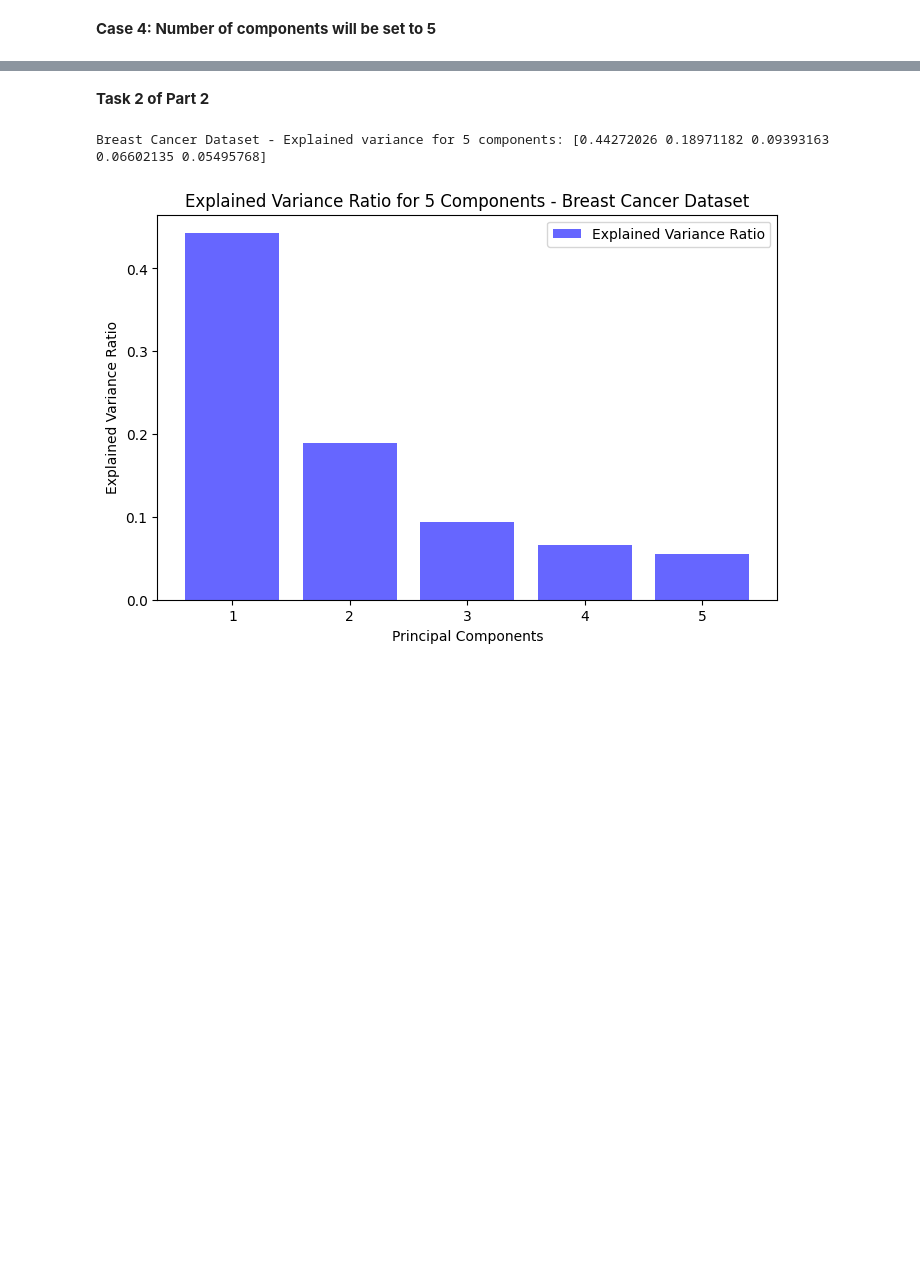
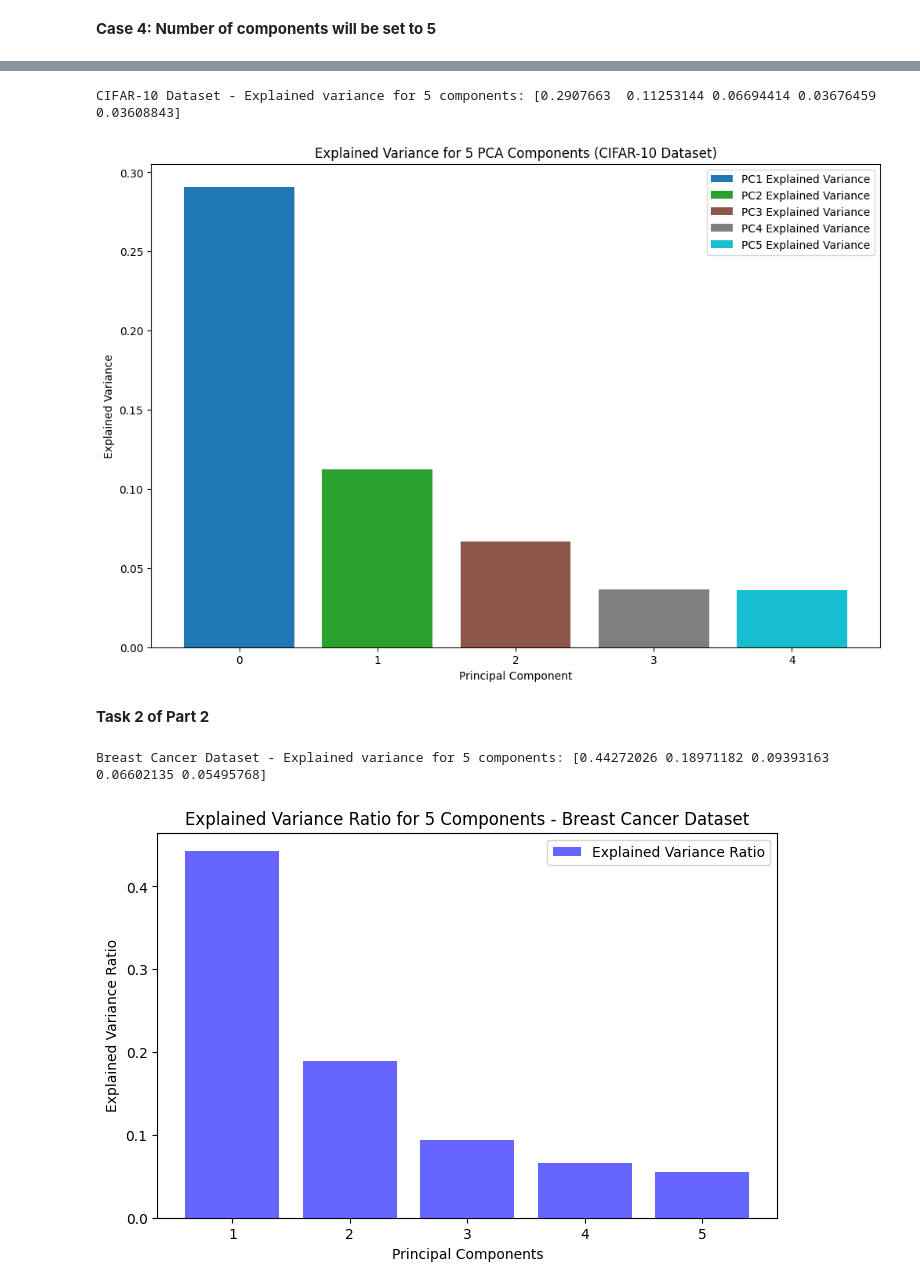
Before and after one commit to prosperjohn9/pca, a Jupyter notebook: Principal_Component_Analysis_(PCA).ipynb, the cells around one changed output, grey strips where cells are left out. Drawn from its saved outputs; the diff is of its cells as text; code cells hidden in the pictures; blank space fills up the shorter version.

```diff
--- a/Principal_Component_Analysis_(PCA).ipynb
+++ b/Principal_Component_Analysis_(PCA).ipynb
@@ -656,3 +702,28 @@ CIFAR-10 Dataset - Explained variance for 5 components: [0.2907663  0.11253144 0
+# %%
+# Applying PCA with 5 components for the CIFAR-10 dataset
+pca_cifar_5 = PCA(n_components=5)
+principalComponents_cifar_5 = pca_cifar_5.fit_transform(x_train_flat)
+explained_variance_cifar_5 = pca_cifar_5.explained_variance_ratio_
+
+# Print the explained variance
+print('CIFAR-10 Dataset - Explained variance for 5 components:', explained_variance_cifar_5)
+
+# Convert explained variance to colors using a color map
+colors = plt.cm.get_cmap('tab10', len(explained_variance_cifar_5))(np.arange(len(explained_variance_cifar_5)))
+
+# Plotting the color map for explained variance
+plt.figure(figsize=(12, 8))
+for i, (variance, color) in enumerate(zip(explained_variance_cifar_5, colors)):
+    plt.bar(i, variance, color=color, label=f'PC{i + 1} Explained Variance')
+
+plt.xlabel('Principal Component')
+plt.ylabel('Explained Variance')
+plt.title('Explained Variance for 5 PCA Components (CIFAR-10 Dataset)')
+plt.legend()
+plt.show()
+# %% [output]
+CIFAR-10 Dataset - Explained variance for 5 components: [0.2907663  0.11253144 0.06694414 0.03676459 0.03608843]
+[figure, added]
 # %% [markdown]
 **Task 2 of Part 2**
 # %%
```
Also changed, not shown: parts of 22 cells of this notebook.
